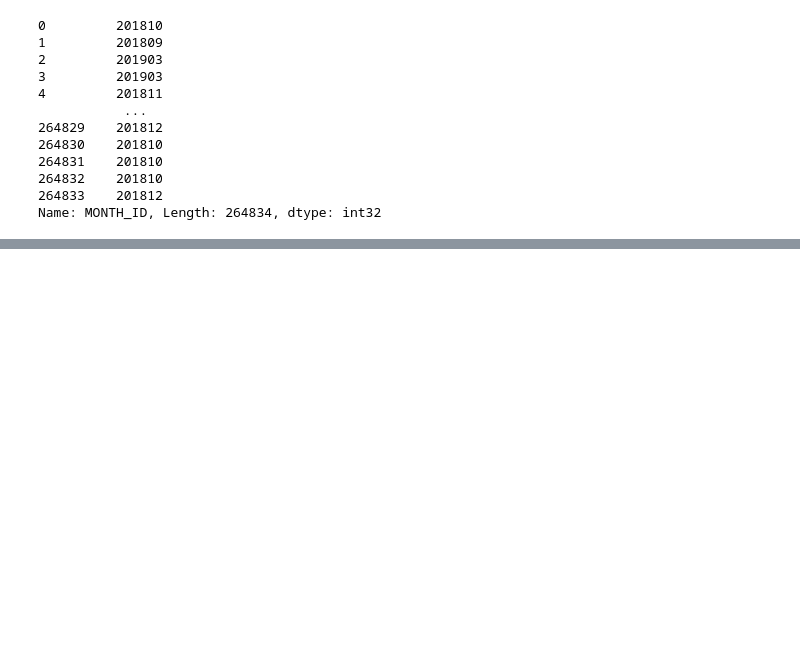
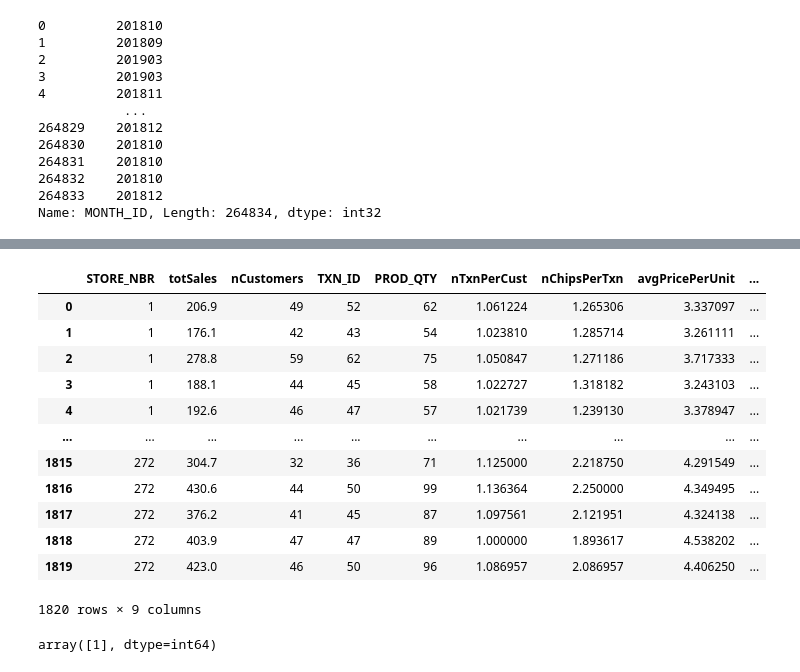
Before and after one commit to Ethan4thewin/Quantium---Chips, a Jupyter notebook: my_nb_2.ipynb, the cells around one changed output, grey strips where cells are left out. Saved outputs shown, nothing was run; the diff lists cells and outputs as text; code cells hidden in the pictures; blank space fills up the shorter version.

```diff
--- a/my_nb_2.ipynb
+++ b/my_nb_2.ipynb
@@ -66,0 +119,23 @@ metrics
+# %%
+metrics2 = metrics.reset_index()
+metrics2['StoreMonth'] = metrics2['STORE_NBR'].astype(str) + '_' + metrics2['MONTH_ID'].astype(str)
+metrics2.drop('MONTH_ID', axis=1, inplace=True)
+metrics2
+# %% [output]
+|  | STORE_NBR | totSales | nCustomers | TXN_ID | PROD_QTY | nTxnPerCust | nChipsPerTxn | avgPricePerUnit | ... |
+| 0 | 1 | 206.9 | 49 | 52 | 62 | 1.061224 | 1.265306 | 3.337097 | ... |
+| 1 | 1 | 176.1 | 42 | 43 | 54 | 1.023810 | 1.285714 | 3.261111 | ... |
+| 2 | 1 | 278.8 | 59 | 62 | 75 | 1.050847 | 1.271186 | 3.717333 | ... |
+| 3 | 1 | 188.1 | 44 | 45 | 58 | 1.022727 | 1.318182 | 3.243103 | ... |
+| 4 | 1 | 192.6 | 46 | 47 | 57 | 1.021739 | 1.239130 | 3.378947 | ... |
+| ... | ... | ... | ... | ... | ... | ... | ... | ... | ... |
+| 1815 | 272 | 304.7 | 32 | 36 | 71 | 1.125000 | 2.218750 | 4.291549 | ... |
+| 1816 | 272 | 430.6 | 44 | 50 | 99 | 1.136364 | 2.250000 | 4.349495 | ... |
+| 1817 | 272 | 376.2 | 41 | 45 | 87 | 1.097561 | 2.121951 | 4.324138 | ... |
+| 1818 | 272 | 403.9 | 47 | 47 | 89 | 1.000000 | 1.893617 | 4.538202 | ... |
+| 1819 | 272 | 423.0 | 46 | 50 | 96 | 1.086957 | 2.086957 | 4.406250 | ... |
+1820 rows × 9 columns
+# %%
+metrics2[metrics2['StoreMonth'] == '1_201809'].STORE_NBR.unique()
+# %% [output]
+array([1], dtype=int64)
```
Also changed, not shown: parts of 10 cells of this notebook, 1 other file.
